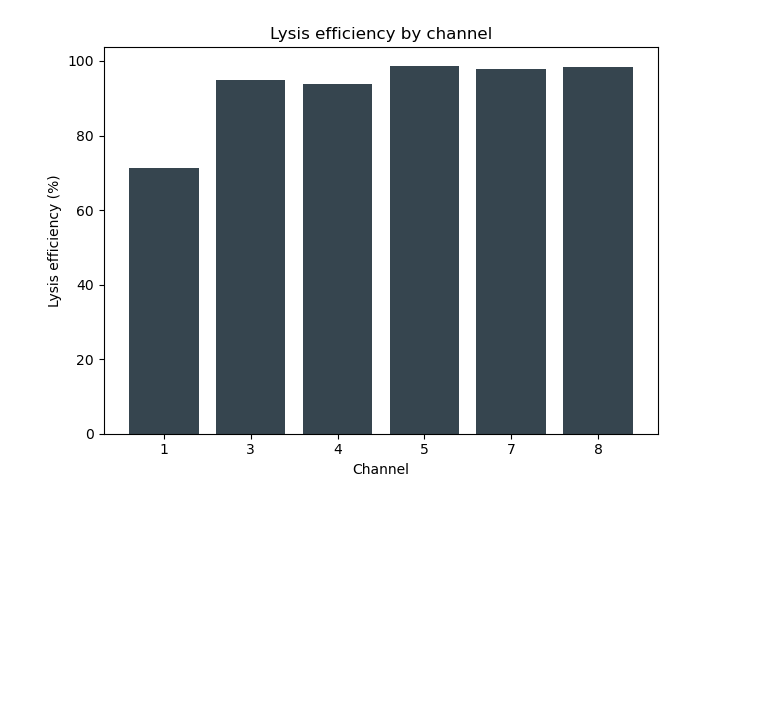
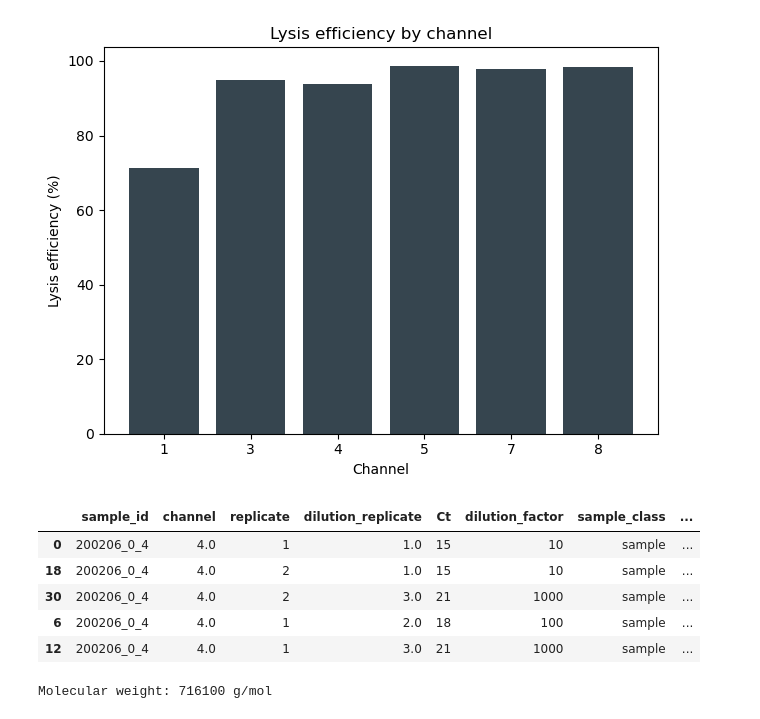
Before and after one commit to EvaPeet-sp/SystemsPractice, a Jupyter notebook: ploidy.ipynb, the cells around one changed output. Saved outputs shown, nothing was run; the diff lists cells and outputs as text; code cells hidden in the pictures; blank space fills up the shorter version.

Commit message:
calculate molecular weight of the fragment

```diff
--- a/ploidy.ipynb
+++ b/ploidy.ipynb
@@ -260,15 +260,38 @@ plt.show()
 # %%
 # qPCR cycle threshold (Ct) values are inversely proportional to the amount of target nucleic acid in the sample.
 # A lower Ct value indicates a higher amount of target nucleic acid,
 # while a higher Ct value indicates a lower amount of target nucleic acid.
 # This is because it takes fewer cycles for the fluorescence signal to reach
 # the threshold when there is more target nucleic acid present in the sample.
 
 data_qpcr = pd.read_csv(f'{data_dir}/qPCR.csv', index_col=False)
-data_qpcr.head(100)
+data_qpcr.head()
 
 # order by sample and time
 data_qpcr = data_qpcr.sort_values(by=['sample_id'])
-data_qpcr.head(100)
+data_qpcr.head()
 
 #Ct change per sample
+# %% [output]
+|  | sample_id | channel | replicate | dilution_replicate | Ct | dilution_factor | sample_class | ... |
+| 0 | 200206_0_4 | 4.0 | 1 | 1.0 | 15 | 10 | sample | ... |
+| 18 | 200206_0_4 | 4.0 | 2 | 1.0 | 15 | 10 | sample | ... |
+| 30 | 200206_0_4 | 4.0 | 2 | 3.0 | 21 | 1000 | sample | ... |
+| 6 | 200206_0_4 | 4.0 | 1 | 2.0 | 18 | 100 | sample | ... |
+| 12 | 200206_0_4 | 4.0 | 1 | 3.0 | 21 | 1000 | sample | ... |
+# %%
+### From ng to # of molecules
+
+# Checked it manully and its 1085
+with open(f'{data_dir}/standard_fragment_sequence.txt', 'r') as f:
+    fragment_content = f.read().strip()
+length_bp = len(fragment_content) # 1085
+
+# REF: Ploidy in Cynabacteria (2011), Griesen et al.
+# under spectrocopic method for ploidy determination
+weight_bp = 660 # g/mol per base pair
+
+molecular_weight_g_per_mol = length_bp * weight_bp
+print(f'Molecular weight: {molecular_weight_g_per_mol} g/mol')
+# %% [output]
+Molecular weight: 716100 g/mol
```
Also changed, not shown: parts of 1 cell of this notebook, 1 other file.
